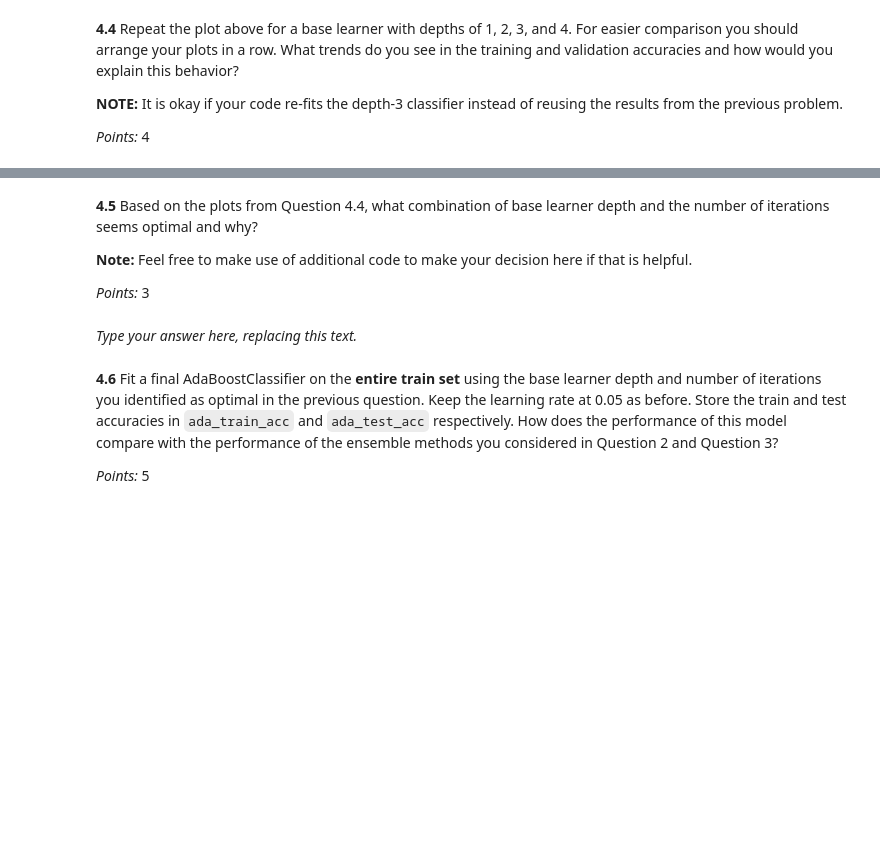
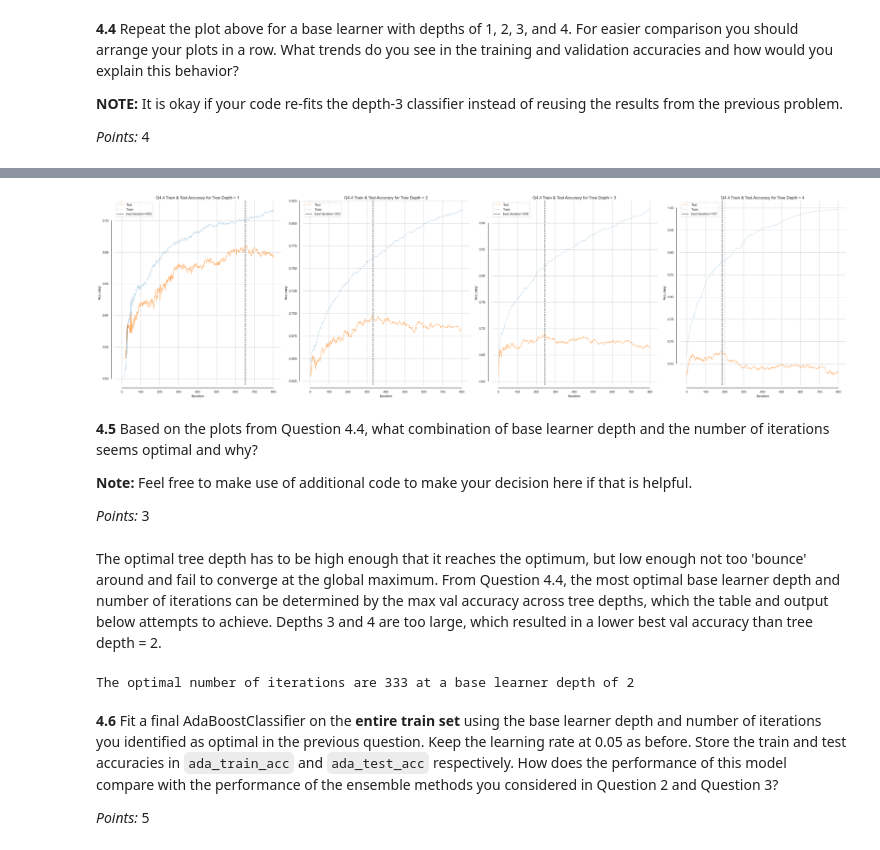
Before and after one commit to sykrishukor94/Harvard-CSCI_E-109A, a Jupyter notebook: cs109a_hw6/cs109a_hw6.ipynb, the cells around one changed output, grey strips where cells are left out. Drawn from its saved outputs; the diff is of its cells as text; code cells hidden in the pictures; blank space fills up the shorter version.

```diff
--- a/cs109a_hw6/cs109a_hw6.ipynb
+++ b/cs109a_hw6/cs109a_hw6.ipynb
@@ -792,3 +1121,48 @@ _Type your answer here, replacing this text._
+# %%
+# your code here
+def fit_adaboost(depth, X_train, X_test, y_train, y_test):
+    adaboost_model = AdaBoostClassifier(
+    base_estimator= DecisionTreeClassifier(max_depth=depth),
+    n_estimators=800,
+    learning_rate=0.05
+    ).fit(X_train, y_train)
+
+    train_staged_scores = [s for s in adaboost_model.staged_score(X_train, y_train)]
+    test_staged_scores = [s for s in adaboost_model.staged_score(X_test, y_test)]
+
+    result_df = pd.DataFrame(zip(train_staged_scores, test_staged_scores), columns=["Train Acc", "Test Acc"])
+    result_df.index =  ['Iteration ' + str(i) for i in range(1, 800 + 1)]
+
+    return result_df
+# %%
+results = []
+for i in range(1,5):
+    results.append(fit_adaboost(i, X_train80, X_val, y_train80, y_val))
+# %%
+# your code here
+fig, ax = plt.subplots(1,4,figsize=(36,10))
+ax = ax.ravel()
+sns.set(style="white", color_codes=True)
+
+for i in range(len(ax)):
+    plot_df = results[i]
+    # get best iteration values
+    best_idx = np.argmax(plot_df["Test Acc"])
+    best_iter = best_idx+1
+    # plot Accuracy vs Iteration
+    plot_df['Iteration'] = np.arange(1, len(plot_df) + 1)
+
+    plt.sca(ax[i])
+    plot_acc_vs(plot_df, 'Iteration')
+    plt.axvline(best_iter, c='k', ls='--', label=rf'best iteration={best_iter}')
+    plt.legend()
+    plt.grid()
+    plt.title(f'Q4.4 Train & Test Accuracy for Tree Depth = {i+1}', fontsize=14)
+
+sns.despine(offset=10, trim=True);
+plt.tight_layout()
+# %% [output]
+[figure, added]
 # %% [markdown]
 <!-- END QUESTION -->
 
@@ -802,5 +1176,3 @@ _Type your answer here, replacing this text._
 </div>
 
 _Points:_ 3
-# %% [markdown]
-_Type your answer here, replacing this text._
@@ -809,3 +1179,23 @@ _Type your answer here, replacing this text._
+# %% [markdown]
+The optimal tree depth has to be high enough that it reaches the optimum, but low enough not too 'bounce' around and fail to converge at the global maximum. From Question 4.4, the most optimal base learner depth and number of iterations can be determined by the max val accuracy across tree depths, which the table and output below attempts to achieve. Depths 3 and 4 are too large, which resulted in a lower best val accuracy than tree depth = 2.
+# %%
+# your code here
+#  Table to observe best Val Acc at every tree depth
+best_acc, best_iter = [], []
+for df in results:
+    best_acc.append(np.max(df["Test Acc"]))
+    best_iter.append(np.argmax(df["Test Acc"]) + 1)
+
+depths = [1,2,3,4]
+depths_df = pd.DataFrame(zip(depths, best_acc, best_iter), columns=["Tree Depth (k)", "Best Val Acc", "Best Val Iteration"])
+
+best_idx = np.argmax(depths_df["Best Val Acc"])
+best_depth = depths_df["Tree Depth (k)"].loc[best_idx]
+best_iter =  depths_df["Best Val Iteration"].loc[best_idx]
+
+print(f"The optimal number of iterations are {best_iter} at a base learner depth of {best_depth}")
+# %% [output]
+The optimal number of iterations are 333 at a base learner depth of 2
 # %% [markdown]
 <!-- END QUESTION -->
 
```
Also changed, not shown: parts of 76 cells of this notebook, 35 other files.
